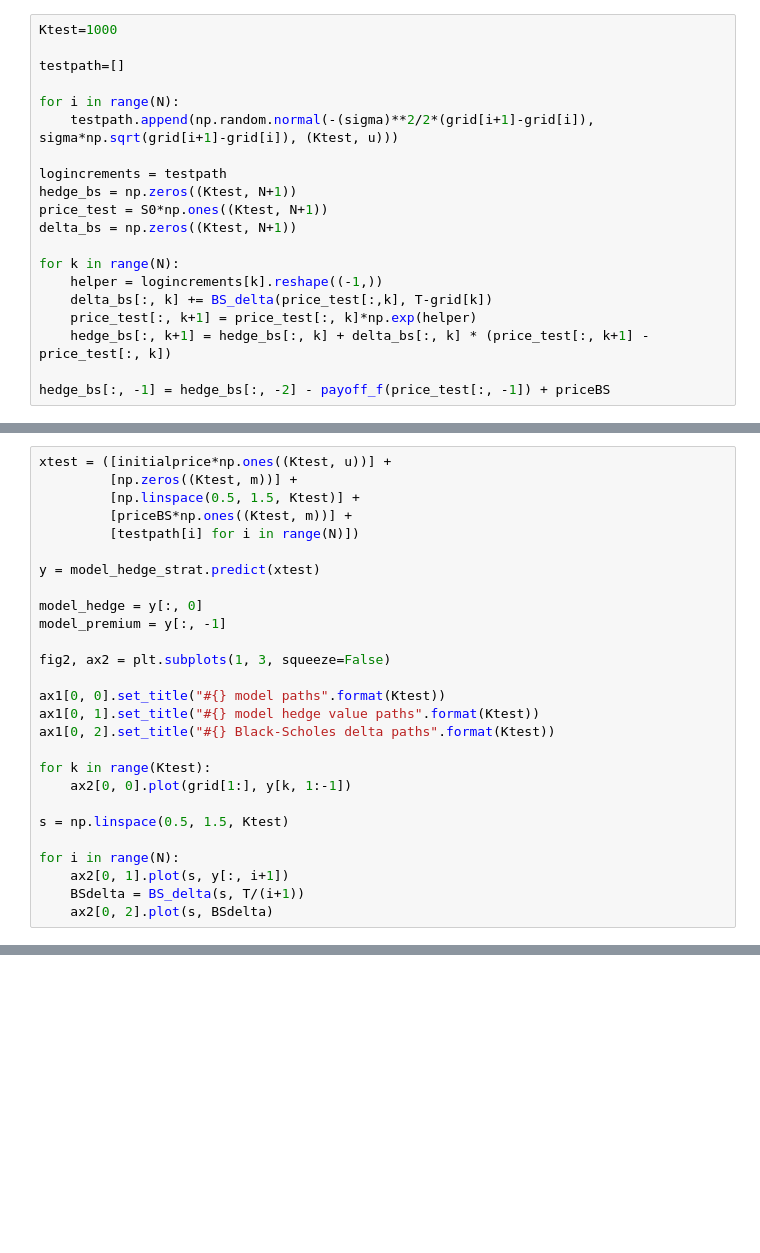
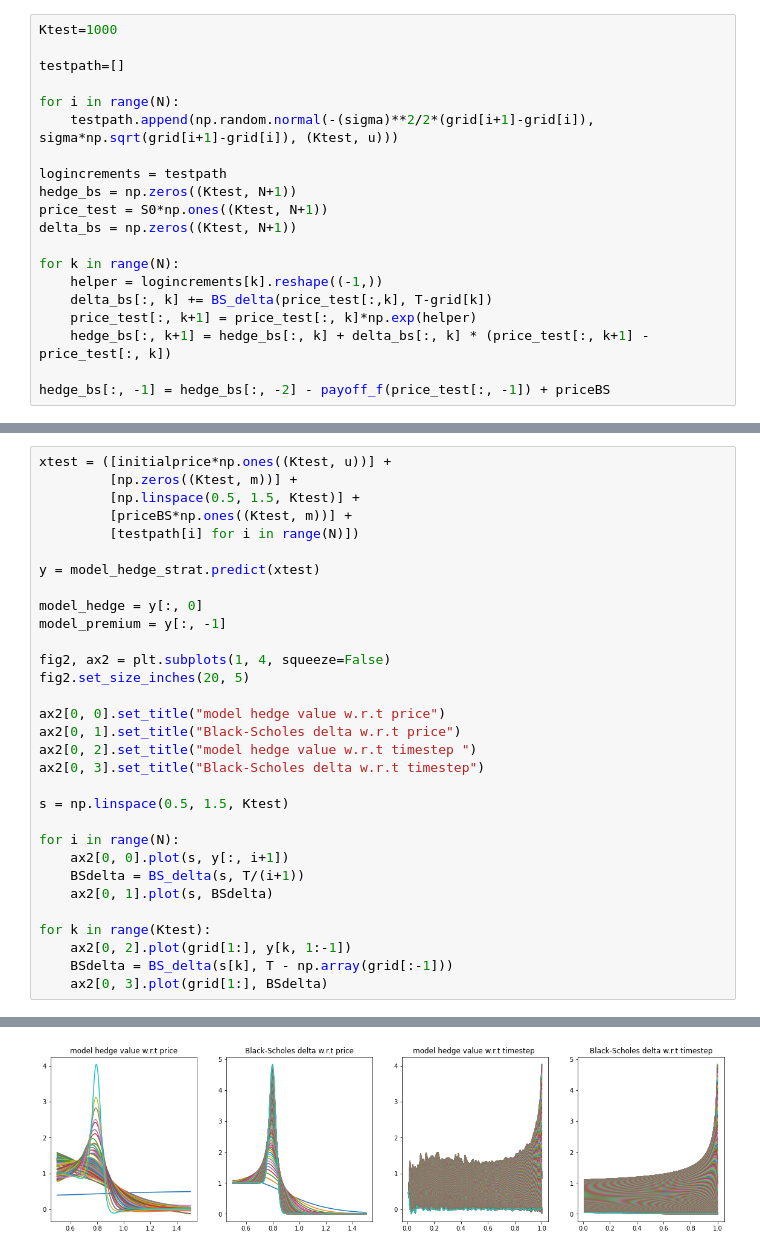
Before and after one commit to moo-337/moo, a Jupyter notebook: docs/get_started_els.ipynb, the cells around one changed output, grey strips where cells are left out. Saved outputs shown, nothing was run; the diff lists cells and outputs as text; blank space fills up the shorter version.

```diff
--- a/docs/get_started_els.ipynb
+++ b/docs/get_started_els.ipynb
@@ -304,18 +277,23 @@ y = model_hedge_strat.predict(xtest)
 model_hedge = y[:, 0]
 model_premium = y[:, -1]
 
-fig2, ax2 = plt.subplots(1, 3, squeeze=False)
+fig2, ax2 = plt.subplots(1, 4, squeeze=False)
+fig2.set_size_inches(20, 5)
 
-ax1[0, 0].set_title("#{} model paths".format(Ktest))
-ax1[0, 1].set_title("#{} model hedge value paths".format(Ktest))
-ax1[0, 2].set_title("#{} Black-Scholes delta paths".format(Ktest))
-
-for k in range(Ktest):
-    ax2[0, 0].plot(grid[1:], y[k, 1:-1])
+ax2[0, 0].set_title("model hedge value w.r.t price")
+ax2[0, 1].set_title("Black-Scholes delta w.r.t price")
+ax2[0, 2].set_title("model hedge value w.r.t timestep ")
+ax2[0, 3].set_title("Black-Scholes delta w.r.t timestep")
 
 s = np.linspace(0.5, 1.5, Ktest)
 
 for i in range(N):
-    ax2[0, 1].plot(s, y[:, i+1])
+    ax2[0, 0].plot(s, y[:, i+1])
     BSdelta = BS_delta(s, T/(i+1))
-    ax2[0, 2].plot(s, BSdelta)
+    ax2[0, 1].plot(s, BSdelta)
+
+for k in range(Ktest):
+    ax2[0, 2].plot(grid[1:], y[k, 1:-1])
+    BSdelta = BS_delta(s[k], T - np.array(grid[:-1]))
+    ax2[0, 3].plot(grid[1:], BSdelta)
+# %% [output]
@@ -321,0 +301 @@ for i in range(N):
+[figure, added]
```
Also changed, not shown: parts of 17 cells of this notebook.
